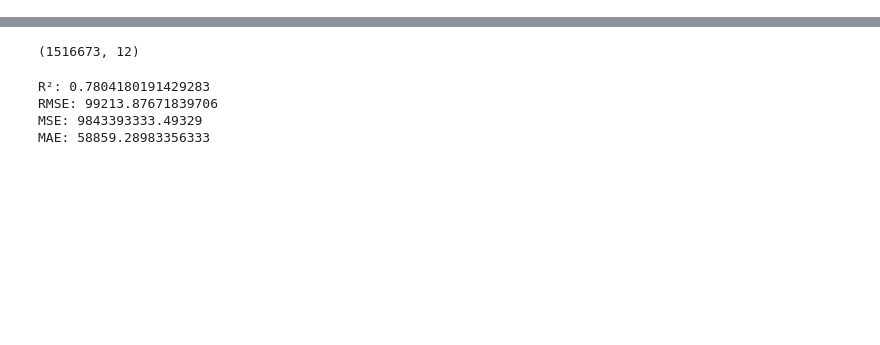
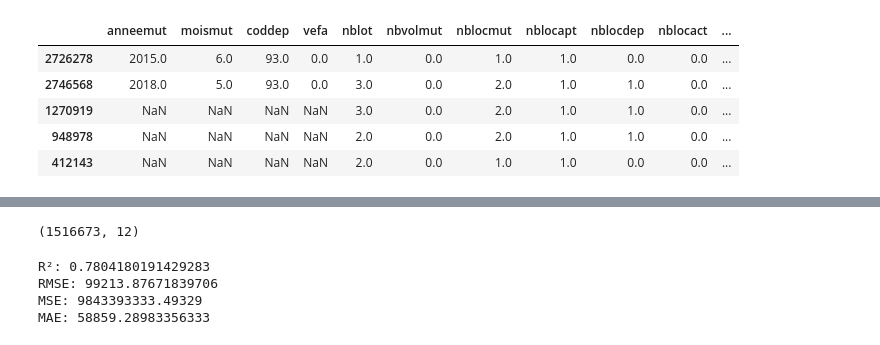
Before and after one commit to Juliette-De/the-right-price, a Jupyter notebook: test_py_file.ipynb, the cells around one changed output, grey strips where cells are left out. Cells and saved outputs as stored; diff of their text form; code cells hidden in the pictures; blank space fills up the shorter version.

```diff
--- a/test_py_file.ipynb
+++ b/test_py_file.ipynb
@@ -7,0 +121,9 @@ import geopandas as gpd
+# %%
+X_test.head(5)
+# %% [output]
+|  | anneemut | moismut | coddep | vefa | nblot | nbvolmut | nblocmut | nblocapt | nblocdep | nblocact | ... |
+| 2726278 | 2015.0 | 6.0 | 93.0 | 0.0 | 1.0 | 0.0 | 1.0 | 1.0 | 0.0 | 0.0 | ... |
+| 2746568 | 2018.0 | 5.0 | 93.0 | 0.0 | 3.0 | 0.0 | 2.0 | 1.0 | 1.0 | 0.0 | ... |
+| 1270919 | NaN | NaN | NaN | NaN | 3.0 | 0.0 | 2.0 | 1.0 | 1.0 | 0.0 | ... |
+| 948978 | NaN | NaN | NaN | NaN | 2.0 | 0.0 | 2.0 | 1.0 | 1.0 | 0.0 | ... |
+| 412143 | NaN | NaN | NaN | NaN | 2.0 | 0.0 | 1.0 | 1.0 | 0.0 | 0.0 | ... |
```
Also changed, not shown: parts of 24 cells of this notebook, 4 other files.
